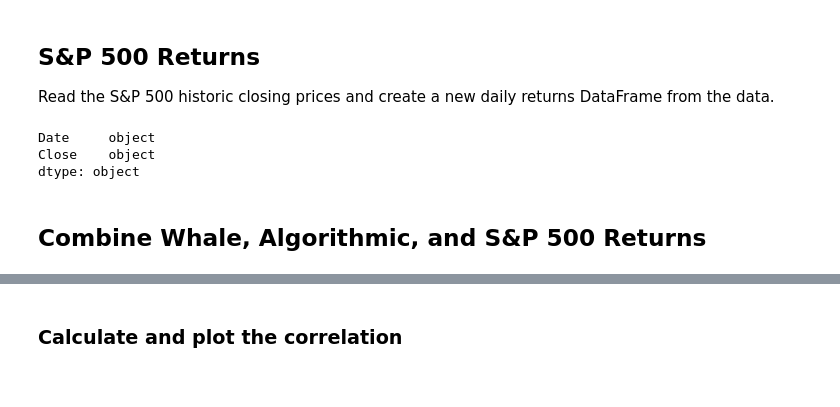
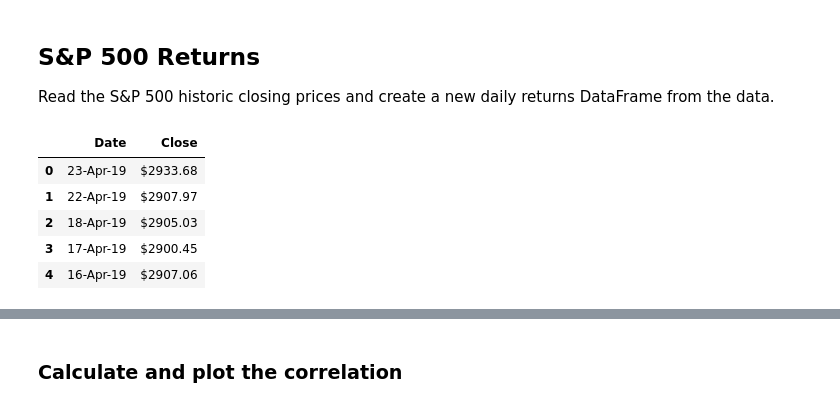
Before and after one commit to apakuki/FinTech-Bootcamp, a Jupyter notebook: FinTechBC-Homework-Unit4/Starter_Code/whale_analysis.ipynb, the cells around one changed output, grey strips where cells are left out. Drawn from its saved outputs; the diff is of its cells as text; code cells hidden in the pictures.

```diff
--- a/FinTechBC-Homework-Unit4/Starter_Code/whale_analysis.ipynb
+++ b/FinTechBC-Homework-Unit4/Starter_Code/whale_analysis.ipynb
@@ -78,7 +105,11 @@ sp500_history_df = pd.read_csv(sp500_history_path)
 # %%
 # Check Data Types
 sp500_history_df.dtypes
+sp500_history_df.head()
 # %% [output]
-Date     object
-Close    object
-dtype: object
+|  | Date | Close |
+| 0 | 23-Apr-19 | $2933.68 |
+| 1 | 22-Apr-19 | $2907.97 |
+| 2 | 18-Apr-19 | $2905.03 |
+| 3 | 17-Apr-19 | $2900.45 |
+| 4 | 16-Apr-19 | $2907.06 |
@@ -93,2 +115,0 @@ dtype: object
-# %% [markdown]
-## Combine Whale, Algorithmic, and S&P 500 Returns
```
Also changed, not shown: parts of 30 cells of this notebook.
